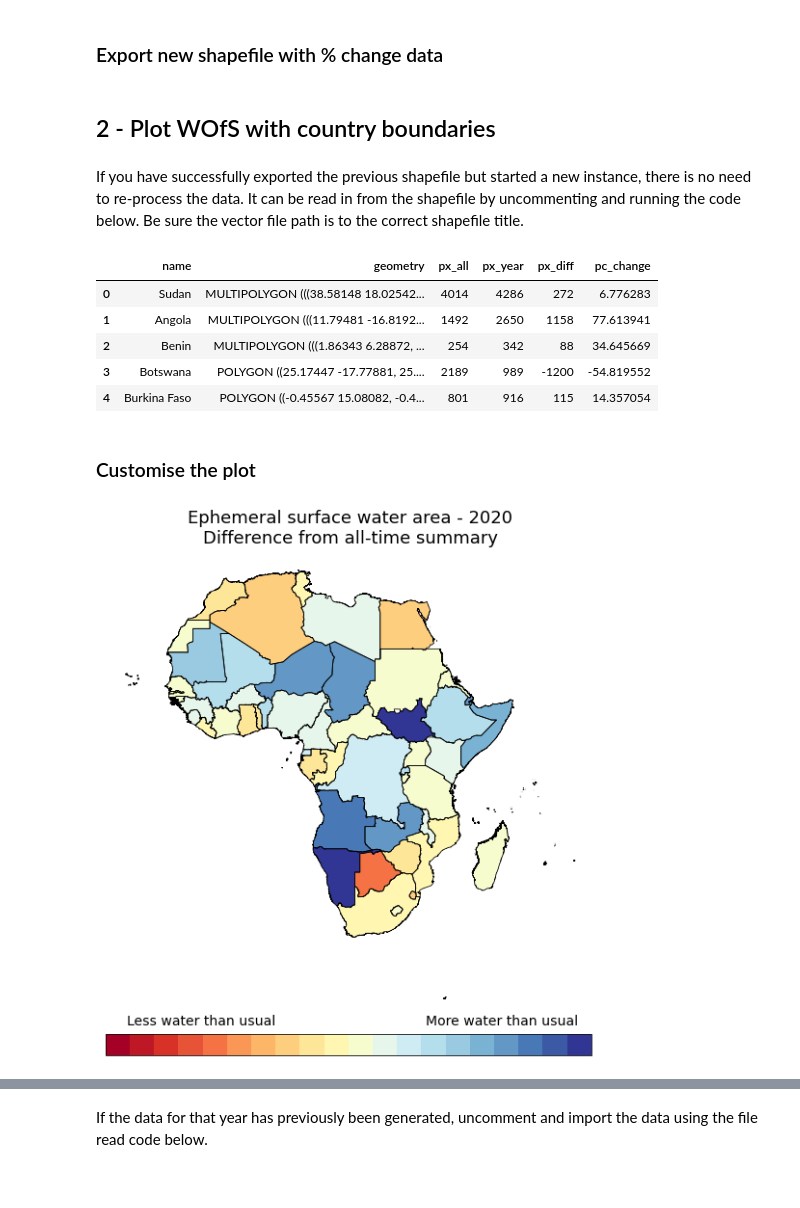
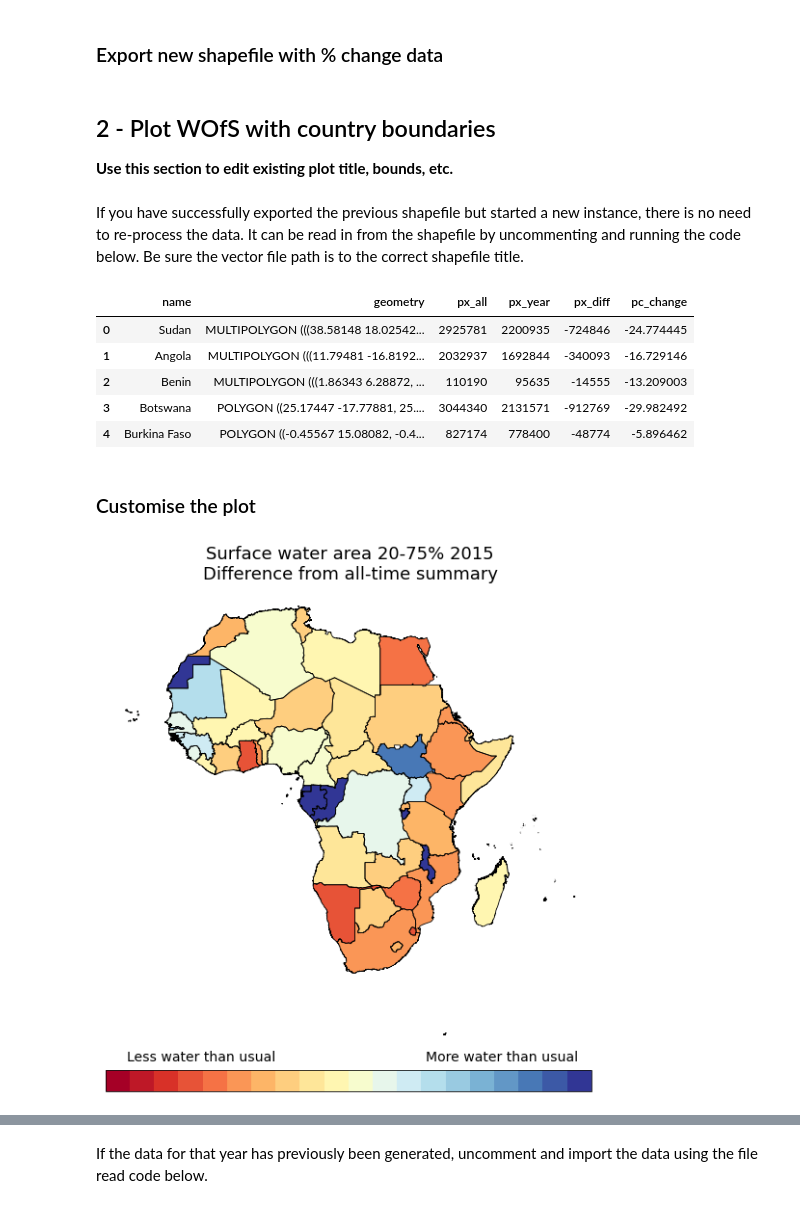
Before and after one commit to digitalearthafrica/wofs-validation, a Jupyter notebook: 03_Figures_for_paper/Plot_WofS_by_country.ipynb, the cells around one changed output, grey strips where cells are left out. Drawn from its saved outputs; the diff is of its cells as text; code cells hidden in the pictures.

```diff
--- a/03_Figures_for_paper/Plot_WofS_by_country.ipynb
+++ b/03_Figures_for_paper/Plot_WofS_by_country.ipynb
@@ -57,7 +60,7 @@ gdf.plot(column='name')
 ### Analysis parameters
 # %%
 # Set the year you want to compare
-year = '2020'
+year = '2015'
 
 # Set the threshold of frequency we want to consider (between 0.0 and 1.0)
 lower = 0.2
@@ -67,7 +70,7 @@ attribute_col = 'name'
 
 # products = ['wofs_ls_summary_annual']
 measurements = ['frequency']
-resolution = (-1000, 1000)
+resolution = (-30,30) #(-1000, 1000)
 output_crs = 'EPSG:6933'
 # %%
 query = {'measurements': measurements,
@@ -173,5 +176,6 @@ gdf.to_file("Plot_WOfS_by_country-data/wofs_pc_change_"+year+"_vs_alltime_"+str(
 # %% [markdown]
 ## 2 - Plot WOfS with country boundaries
+**Use this section to edit existing plot title, bounds, etc.**
 # %% [markdown]
 If you have successfully exported the previous shapefile but started a new instance, there is no need to re-process the data. It can be read in from the shapefile by uncommenting and running the code below. Be sure the vector file path is to the correct shapefile title.
 # %%
@@ -181,11 +185,11 @@ If you have successfully exported the previous shapefile but started a new insta
 gdf.head()
 # %% [output]
 |  | name | geometry | px_all | px_year | px_diff | pc_change |
-| 0 | Sudan | MULTIPOLYGON (((38.58148 18.02542... | 4014 | 4286 | 272 | 6.776283 |
-| 1 | Angola | MULTIPOLYGON (((11.79481 -16.8192... | 1492 | 2650 | 1158 | 77.613941 |
-| 2 | Benin | MULTIPOLYGON (((1.86343 6.28872, ... | 254 | 342 | 88 | 34.645669 |
-| 3 | Botswana | POLYGON ((25.17447 -17.77881, 25.... | 2189 | 989 | -1200 | -54.819552 |
-| 4 | Burkina Faso | POLYGON ((-0.45567 15.08082, -0.4... | 801 | 916 | 115 | 14.357054 |
+| 0 | Sudan | MULTIPOLYGON (((38.58148 18.02542... | 2925781 | 2200935 | -724846 | -24.774445 |
+| 1 | Angola | MULTIPOLYGON (((11.79481 -16.8192... | 2032937 | 1692844 | -340093 | -16.729146 |
+| 2 | Benin | MULTIPOLYGON (((1.86343 6.28872, ... | 110190 | 95635 | -14555 | -13.209003 |
+| 3 | Botswana | POLYGON ((25.17447 -17.77881, 25.... | 3044340 | 2131571 | -912769 | -29.982492 |
+| 4 | Burkina Faso | POLYGON ((-0.45567 15.08082, -0.4... | 827174 | 778400 | -48774 | -5.896462 |
 # %% [markdown]
 ### Customise the plot
 # %%
@@ -206,35 +210,38 @@ cbar = mpl.colorbar.ColorbarBase(cax, cmap=cmap,
 cbar.set_ticks([]) #list(range(-100, 101, 25)))
 # cbar.set_ticklabels(list('{:2}%'.format(i) for i in (list(range(-100, 101, 25)))))
 # cbar.set_label("% change", fontsize='14')
 
 # Turn off lon-lat ticks and labels
 ax.set_yticklabels([])
 ax.set_xticklabels([])
 ax.set_xticks([])
 ax.set_yticks([])
 
 # Remove frame
 ax.spines['top'].set_visible(False)
 ax.spines['right'].set_visible(False)
 ax.spines['bottom'].set_visible(False)
 ax.spines['left'].set_visible(False)
 
 # plot 'pc_change' and 'geometry' boundary lines
 gdf.plot('pc_change', ax=ax, cmap=cmap, vmin=-100, vmax=100, norm=norm)
 gdf.geometry.plot(ax=ax, linewidth=0.8, edgecolor='black', facecolor="none")
 
 # Additional text boxes
 ax.text(-25, -52, s="Less water than usual", color='black', fontsize='14')
 ax.text(34, -52, s="More water than usual", color='black', fontsize='14')
 
-# Plot title
-ax.set_title("Ephemeral surface water area - "+year+"\nDifference from all-time summary", fontsize='18')
+# Plot title - include frequency range
+ax.set_title("Surface water area "+str(int(lower*100))+"-"+str(int(upper*100))+"% "+year+"\nDifference from all-time summary", fontsize='18')
+#Plot title - concise title
+# ax.set_title("Surface water area - "+year+"\nDifference from all-time summary", fontsize='18')
+
 
 # Export figure
-fig.savefig('wofs_pc_change_'+year+'_vs_alltime_'+str(int(lower*100))+'-'+str(int(upper*100))+'.png',
+fig.savefig('wofs_pc_change_'+year+'_vs_alltime_'+str(int(lower*100))+'-'+str(int(upper*100))+"_"+str(resolution[1])+'m-res.png',
             bbox_inches='tight',
             dpi=200,
             facecolor="white")
 # %% [output]
-[figure, old version]
+[figure, new version]
 # %% [markdown]
```
Also changed, not shown: parts of 21 cells of this notebook, 18 other files.
